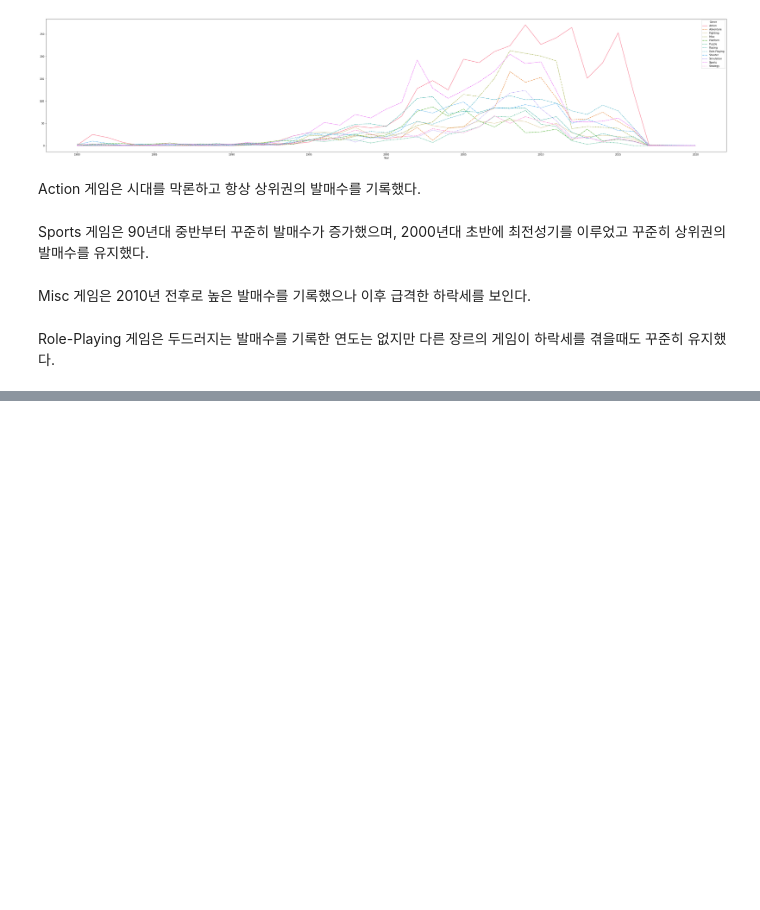
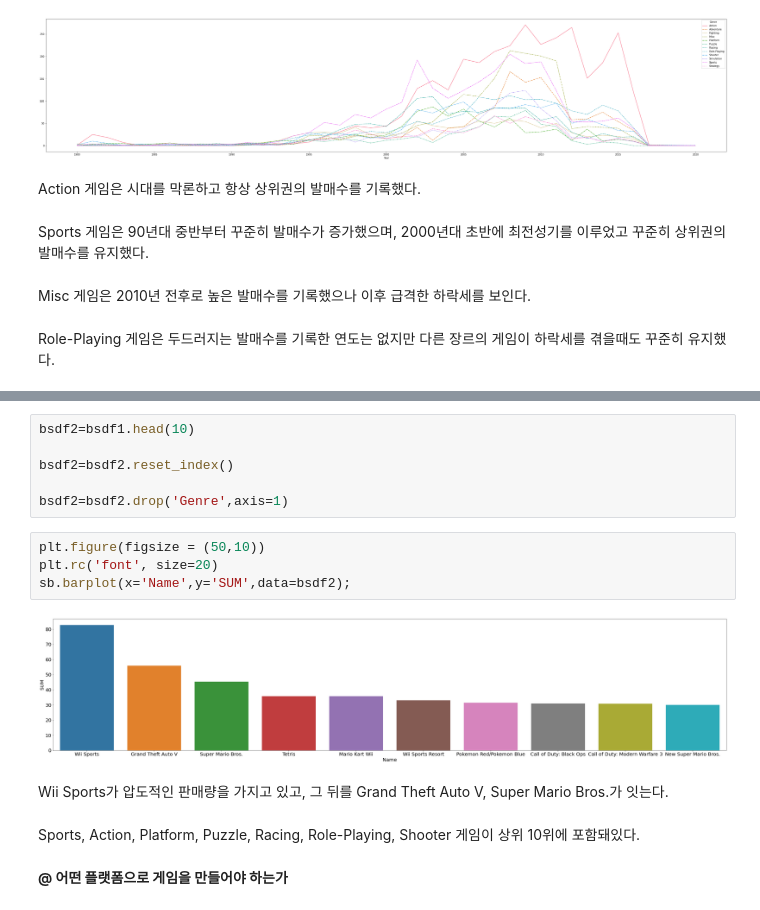
Before and after one commit to IlsuSong/Section1_Project, a Jupyter notebook: AI_14_송일수_Section1.ipynb, the cells around one changed output, grey strips where cells are left out. Drawn from its saved outputs; the diff is of its cells as text; blank space fills up the shorter version.

```diff
--- a/AI_14_송일수_Section1.ipynb
+++ b/AI_14_송일수_Section1.ipynb
@@ -231,0 +233,18 @@ See the caveats in the documentation: https://pandas.pydata.org/pandas-docs/stab
+# %%
+bsdf2=bsdf1.head(10)
+
+bsdf2=bsdf2.reset_index()
+
+bsdf2=bsdf2.drop('Genre',axis=1)
+# %%
+plt.figure(figsize = (50,10))
+plt.rc('font', size=20)
+sb.barplot(x='Name',y='SUM',data=bsdf2);
+# %% [output]
+[figure, added]
+# %% [markdown]
+Wii Sports가 압도적인 판매량을 가지고 있고, 그 뒤를 Grand Theft Auto V, Super Mario Bros.가 잇는다.
+# %% [markdown]
+Sports, Action, Platform, Puzzle, Racing, Role-Playing, Shooter 게임이 상위 10위에 포함돼있다.
+# %% [markdown]
+**@ 어떤 플랫폼으로 게임을 만들어야 하는가**
```
Also changed, not shown: parts of 3 cells of this notebook.
